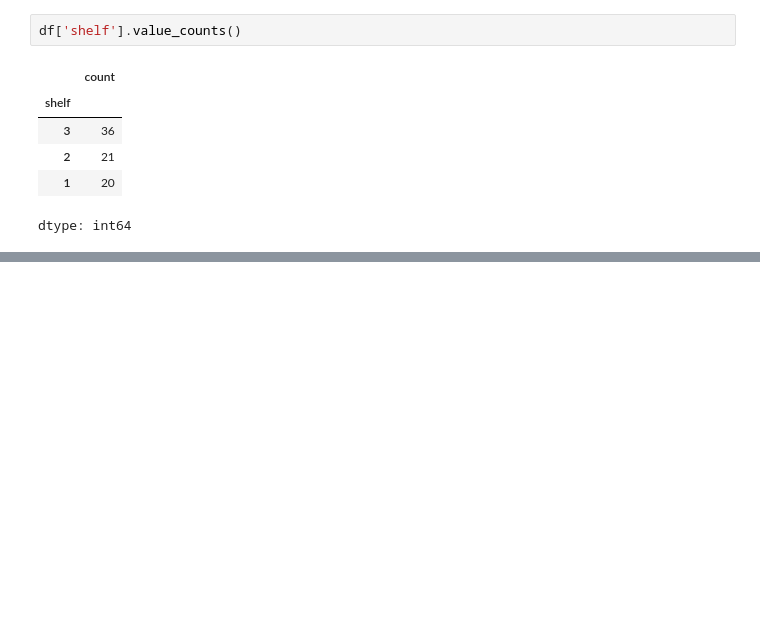
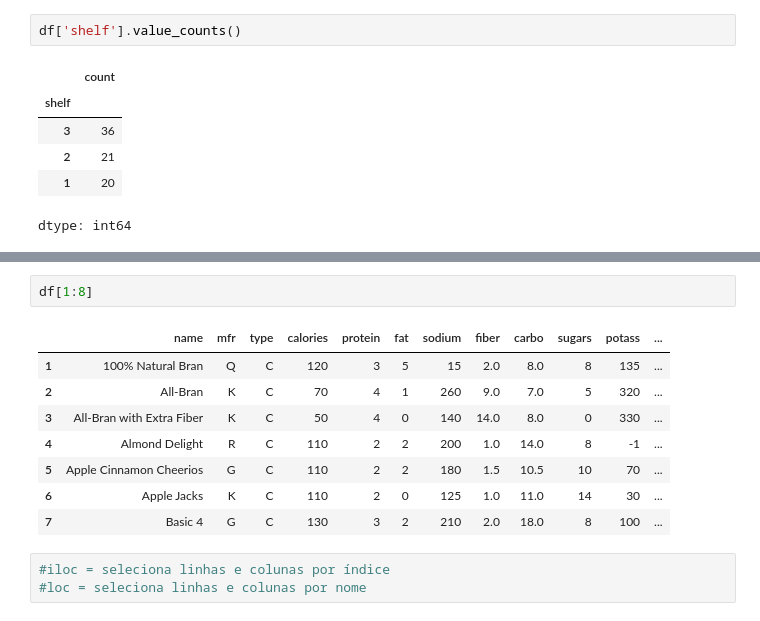
Before and after one commit to stephanyresque/Ciencia-de-dados-2, a Jupyter notebook: 01_10_24.ipynb, the cells around one changed output, grey strips where cells are left out. Cells and saved outputs as stored; diff of their text form; blank space fills up the shorter version.

```diff
--- a/01_10_24.ipynb
+++ b/01_10_24.ipynb
@@ -199,0 +236,14 @@ dtype: int64
+# %%
+df[1:8]
+# %% [output]
+|  | name | mfr | type | calories | protein | fat | sodium | fiber | carbo | sugars | potass | ... |
+| 1 | 100% Natural Bran | Q | C | 120 | 3 | 5 | 15 | 2.0 | 8.0 | 8 | 135 | ... |
+| 2 | All-Bran | K | C | 70 | 4 | 1 | 260 | 9.0 | 7.0 | 5 | 320 | ... |
+| 3 | All-Bran with Extra Fiber | K | C | 50 | 4 | 0 | 140 | 14.0 | 8.0 | 0 | 330 | ... |
+| 4 | Almond Delight | R | C | 110 | 2 | 2 | 200 | 1.0 | 14.0 | 8 | -1 | ... |
+| 5 | Apple Cinnamon Cheerios | G | C | 110 | 2 | 2 | 180 | 1.5 | 10.5 | 10 | 70 | ... |
+| 6 | Apple Jacks | K | C | 110 | 2 | 0 | 125 | 1.0 | 11.0 | 14 | 30 | ... |
+| 7 | Basic 4 | G | C | 130 | 3 | 2 | 210 | 2.0 | 18.0 | 8 | 100 | ... |
+# %%
+#iloc = seleciona linhas e colunas por índice
+#loc = seleciona linhas e colunas por nome
```
Also changed, not shown: parts of 13 cells of this notebook.
